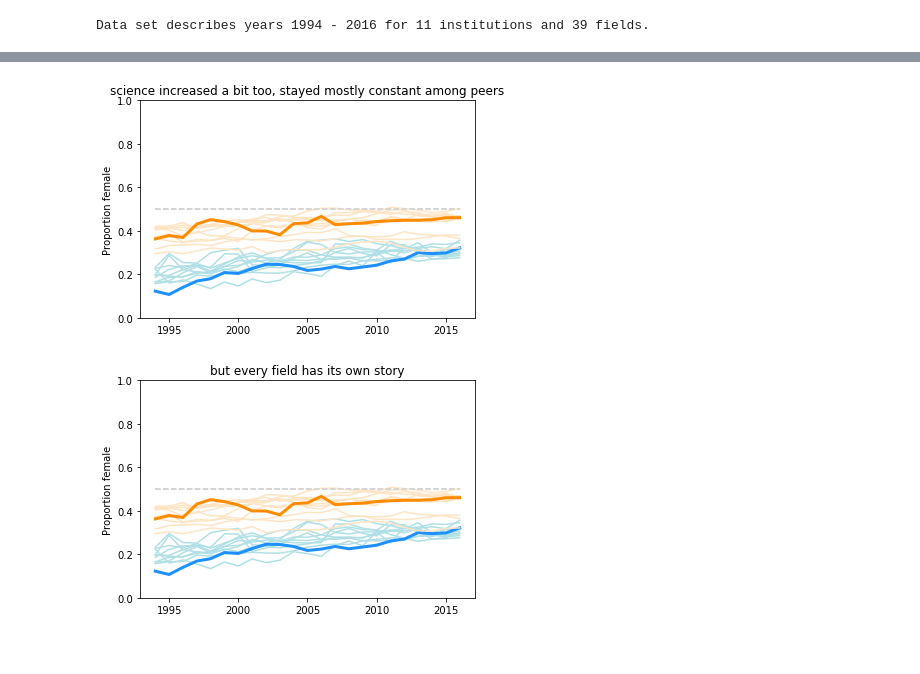
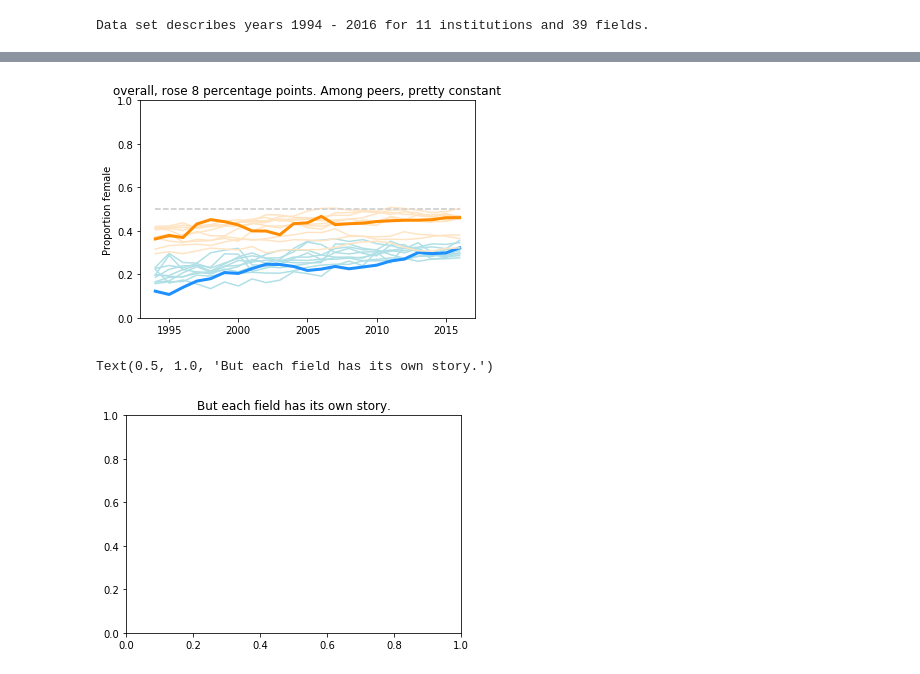
Before and after one commit to spec-journalism/gss-diversity, a Jupyter notebook: notebooks/narrative.ipynb, the cells around one changed output, grey strips where cells are left out. Saved outputs shown, nothing was run; the diff lists cells and outputs as text; code cells hidden in the pictures.

```diff
--- a/notebooks/narrative.ipynb
+++ b/notebooks/narrative.ipynb
@@ -97,14 +174,13 @@ plot_peer_proportions(ax, E_TOTALS, 'compared to peers too', peer_color='powderb
 # %%
 _, ax = plt.subplots()
 plot_peer_proportions(ax, E_TOTALS, '', peer_color='powderblue', highlight_color='dodgerblue')
-plot_peer_proportions(ax, S_TOTALS, 'science increased a bit too, stayed mostly constant among peers',
+plot_peer_proportions(ax, S_TOTALS, 'overall, rose 8 percentage points. Among peers, pretty constant',
                       peer_color='bisque', highlight_color='darkorange')
 # %% [output]
-[figure, old version]
+[figure, new version]
 # %%
 _, ax = plt.subplots()
-plot_peer_proportions(ax, E_TOTALS, '', peer_color='powderblue', highlight_color='dodgerblue')
-plot_peer_proportions(ax, S_TOTALS, 'but every field has its own story',
-                      peer_color='bisque', highlight_color='darkorange')
+ax.set_title('But each field has its own story.')
 # %% [output]
+Text(0.5, 1.0, 'But each field has its own story.')
-[figure, old version]
+[figure, new version]
```
Also changed, not shown: parts of 15 cells of this notebook.
